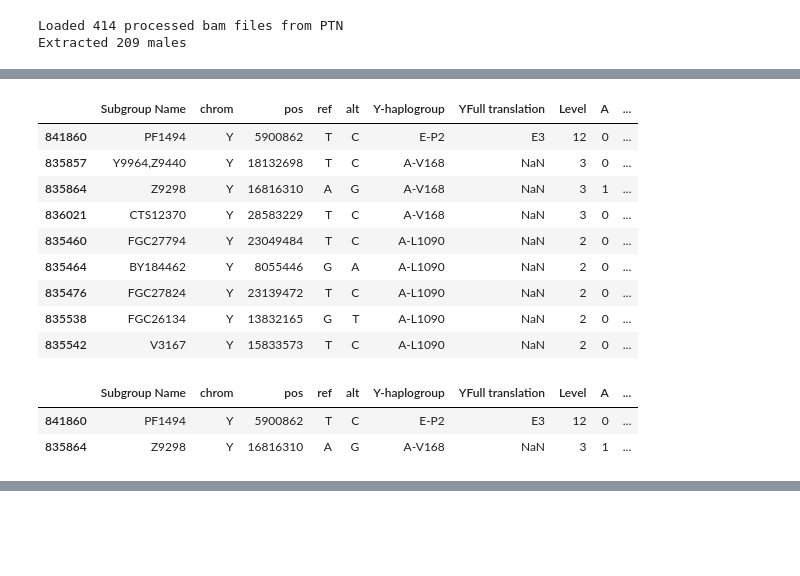
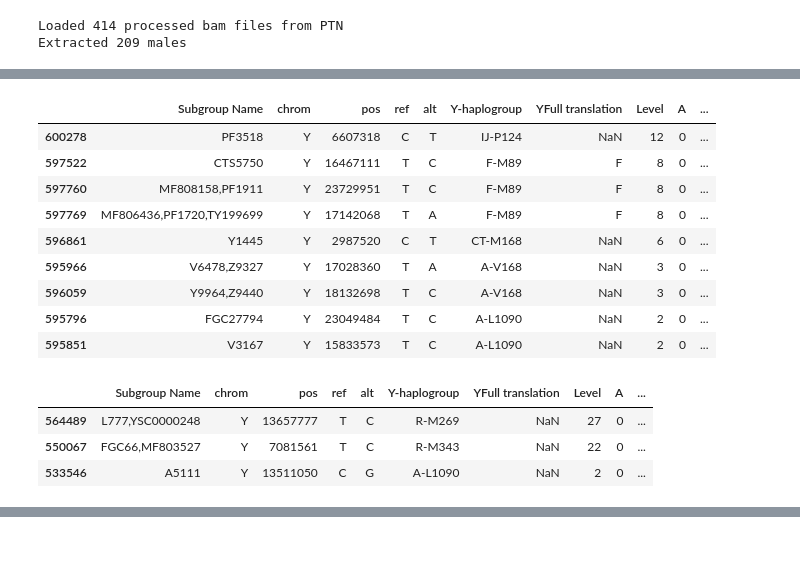
Before and after one commit to hringbauer/y_chrom, a Jupyter notebook: notebooks/clean_OY/consistent_errors.ipynb, the cells around one changed output, grey strips where cells are left out. Drawn from its saved outputs; the diff is of its cells as text; code cells hidden in the pictures.

```diff
--- a/notebooks/clean_OY/consistent_errors.ipynb
+++ b/notebooks/clean_OY/consistent_errors.ipynb
@@ -357,5 +346,5 @@ Name: iid, dtype: object
 # %%
-iid = "PTN396"
+iid = "PTN238"
 print(f"Running IID {iid}...")
 bam_path = df_bams.loc[df_bams["iid"]==iid, "bam"].values[0]
 
@@ -365,6 +354,6 @@ df_ch, df_der = call_y_bam(df=df1, path_bam=bam_path,
 
 ### Post-process output for info for manual call
 dft = div_anc_der(df_ch, df_exclude=df_ex)
-dfd =dft[dft["Derived"]>dft["Ancestral"]]
+dfd = dft[dft["Derived"]>dft["Ancestral"]]
 display(dfd.sort_values(by="#DER in par.").tail(30))
 # %% [output]
@@ -393,22 +382,23 @@ Average Coverage: 0.4580x
 # %%
-df1 = get_mismatch_snps("E-L241", chpar=chpar, df_ch=df_ch)
+dfmm = get_mismatch_snps("I-M253", chpar=chpar, df_ch=df_ch)
 # %%
-df1
+dfmm
 # %% [output]
 |  | Subgroup Name | chrom | pos | ref | alt | Y-haplogroup | YFull translation | Level | A | ... |
-| 841860 | PF1494 | Y | 5900862 | T | C | E-P2 | E3 | 12 | 0 | ... |
-| 835857 | Y9964,Z9440 | Y | 18132698 | T | C | A-V168 | NaN | 3 | 0 | ... |
-| 835864 | Z9298 | Y | 16816310 | A | G | A-V168 | NaN | 3 | 1 | ... |
-| 836021 | CTS12370 | Y | 28583229 | T | C | A-V168 | NaN | 3 | 0 | ... |
-| 835460 | FGC27794 | Y | 23049484 | T | C | A-L1090 | NaN | 2 | 0 | ... |
-| 835464 | BY184462 | Y | 8055446 | G | A | A-L1090 | NaN | 2 | 0 | ... |
-| 835476 | FGC27824 | Y | 23139472 | T | C | A-L1090 | NaN | 2 | 0 | ... |
-| 835538 | FGC26134 | Y | 13832165 | G | T | A-L1090 | NaN | 2 | 0 | ... |
-| 835542 | V3167 | Y | 15833573 | T | C | A-L1090 | NaN | 2 | 0 | ... |
+| 600278 | PF3518 | Y | 6607318 | C | T | IJ-P124 | NaN | 12 | 0 | ... |
+| 597522 | CTS5750 | Y | 16467111 | T | C | F-M89 | F | 8 | 0 | ... |
+| 597760 | MF808158,PF1911 | Y | 23729951 | T | C | F-M89 | F | 8 | 0 | ... |
+| 597769 | MF806436,PF1720,TY199699 | Y | 17142068 | T | A | F-M89 | F | 8 | 0 | ... |
+| 596861 | Y1445 | Y | 2987520 | C | T | CT-M168 | NaN | 6 | 0 | ... |
+| 595966 | V6478,Z9327 | Y | 17028360 | T | A | A-V168 | NaN | 3 | 0 | ... |
+| 596059 | Y9964,Z9440 | Y | 18132698 | T | C | A-V168 | NaN | 3 | 0 | ... |
+| 595796 | FGC27794 | Y | 23049484 | T | C | A-L1090 | NaN | 2 | 0 | ... |
+| 595851 | V3167 | Y | 15833573 | T | C | A-L1090 | NaN | 2 | 0 | ... |
 # %%
-df1[~df1["Subgroup Name"].isin(df_ex["Subgroup Name"])]
+dfmm[~dfmm["Subgroup Name"].isin(df_ex["Subgroup Name"])]
 # %% [output]
 |  | Subgroup Name | chrom | pos | ref | alt | Y-haplogroup | YFull translation | Level | A | ... |
-| 841860 | PF1494 | Y | 5900862 | T | C | E-P2 | E3 | 12 | 0 | ... |
-| 835864 | Z9298 | Y | 16816310 | A | G | A-V168 | NaN | 3 | 1 | ... |
+| 564489 | L777,YSC0000248 | Y | 13657777 | T | C | R-M269 | NaN | 27 | 0 | ... |
+| 550067 | FGC66,MF803527 | Y | 7081561 | T | C | R-M343 | NaN | 22 | 0 | ... |
+| 533546 | A5111 | Y | 13511050 | C | G | A-L1090 | NaN | 2 | 0 | ... |
 # %%
```
Also changed, not shown: parts of 21 cells of this notebook.
